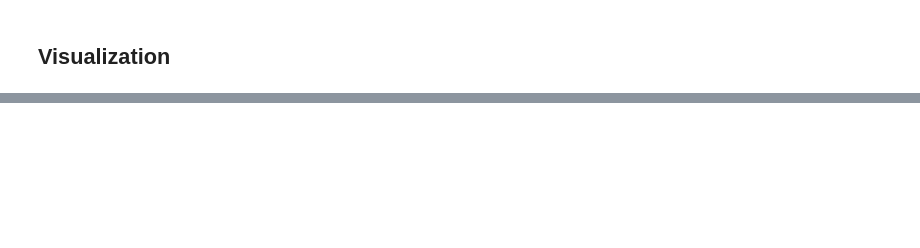
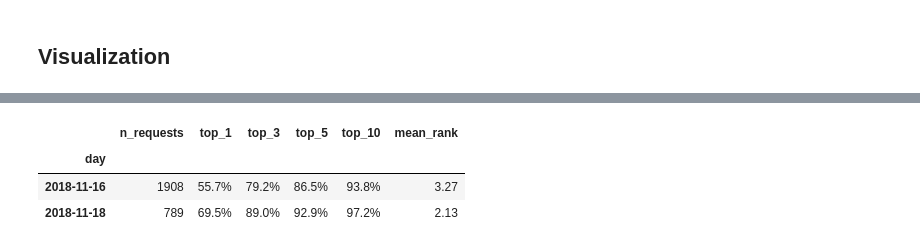
Before and after one commit to TUM-VT/FleetPy, a Jupyter notebook: gnn_project/notebooks/GNN_training.ipynb, the cells around one changed output, grey strips where cells are left out. Saved outputs shown, nothing was run; the diff lists cells and outputs as text; code cells hidden in the pictures; blank space fills up the shorter version.

```diff
--- a/gnn_project/notebooks/GNN_training.ipynb
+++ b/gnn_project/notebooks/GNN_training.ipynb
@@ -116,3 +137,48 @@ fig = analyze_model_performance(data, start_idx, num_graphs, predictions, edge_t
+# %%
+# Numeric Top-K accuracy table, computed directly rather than read off the plots above
+import pandas as pd
+from gnn_project.analysis.plots import _build_request_first_seen_mapping
+
+summary_rows = []
+for name, start_idx, num_graphs in test_days:
+    req_first_seen = _build_request_first_seen_mapping(data, start_idx, start_idx + num_graphs - 1)
+    ranks = []
+    for gi in range(start_idx, start_idx + num_graphs):
+        graph = data[gi]
+        preds = get_edge_predictions(graph, model, device='cpu')[VR_EDGE_NAME]
+        edge_index = graph[VR_EDGE_NAME].edge_index
+        true_labels = graph[VR_EDGE_NAME].y
+        node_ids = graph['request'].node_ids.numpy()
+        edges_by_req = {}
+        for i in range(edge_index.shape[1]):
+            req_idx = edge_index[1, i].item()
+            edges_by_req.setdefault(req_idx, []).append((float(preds[i]), bool(true_labels[i].item())))
+        for req_idx, edges in edges_by_req.items():
+            if req_first_seen.get(node_ids[req_idx], gi) != gi:
+                continue  # only new requests
+            edges.sort(key=lambda x: x[0], reverse=True)
+            true_rank = next((r + 1 for r, (_, is_true) in enumerate(edges) if is_true), None)
+            if true_rank is not None:
+                ranks.append(true_rank)
+    ranks = pd.Series(ranks)
+    summary_rows.append({
+        'day': name,
+        'n_requests': len(ranks),
+        'top_1': (ranks <= 1).mean(),
+        'top_3': (ranks <= 3).mean(),
+        'top_5': (ranks <= 5).mean(),
+        'top_10': (ranks <= 10).mean(),
+        'mean_rank': ranks.mean(),
+    })
+
+pd.DataFrame(summary_rows).set_index('day').style.format({
+    'top_1': '{:.1%}', 'top_3': '{:.1%}', 'top_5': '{:.1%}', 'top_10': '{:.1%}', 'mean_rank': '{:.2f}'
+})
+# %% [output]
+|  | n_requests | top_1 | top_3 | top_5 | top_10 | mean_rank |
+| day |  |  |  |  |  |  |
+| 2018-11-16 | 1908 | 55.7% | 79.2% | 86.5% | 93.8% | 3.27 |
+| 2018-11-18 | 789 | 69.5% | 89.0% | 92.9% | 97.2% | 2.13 |
 # %%
 for i, graph in enumerate(data):
     edge_type = VR_EDGE_NAME
```
Also changed, not shown: parts of 8 cells of this notebook.
